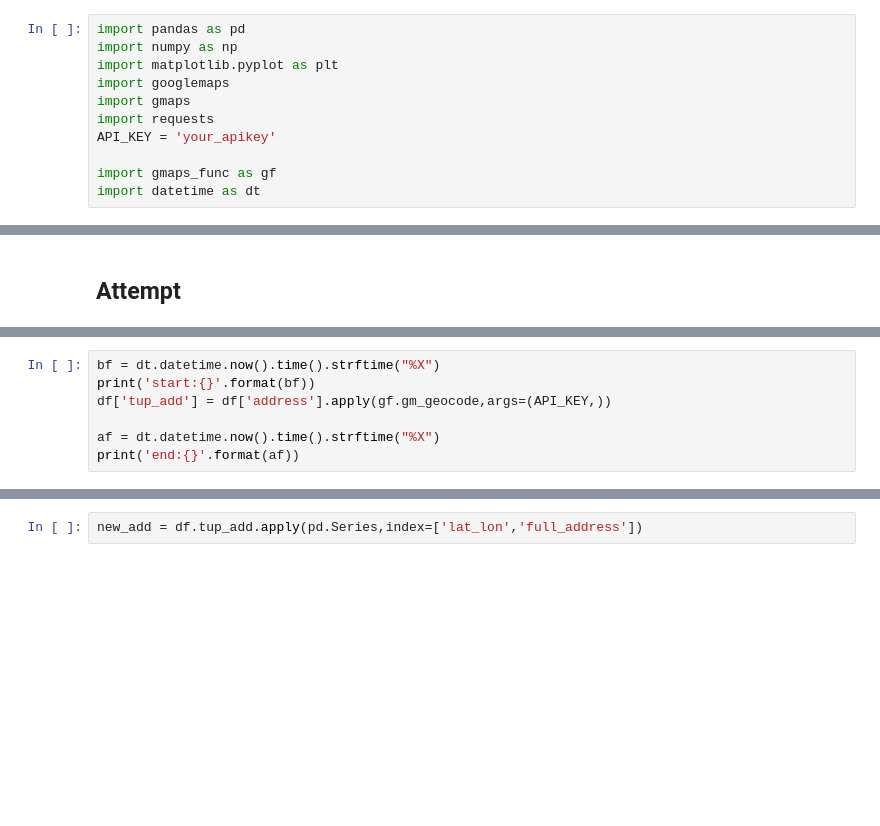
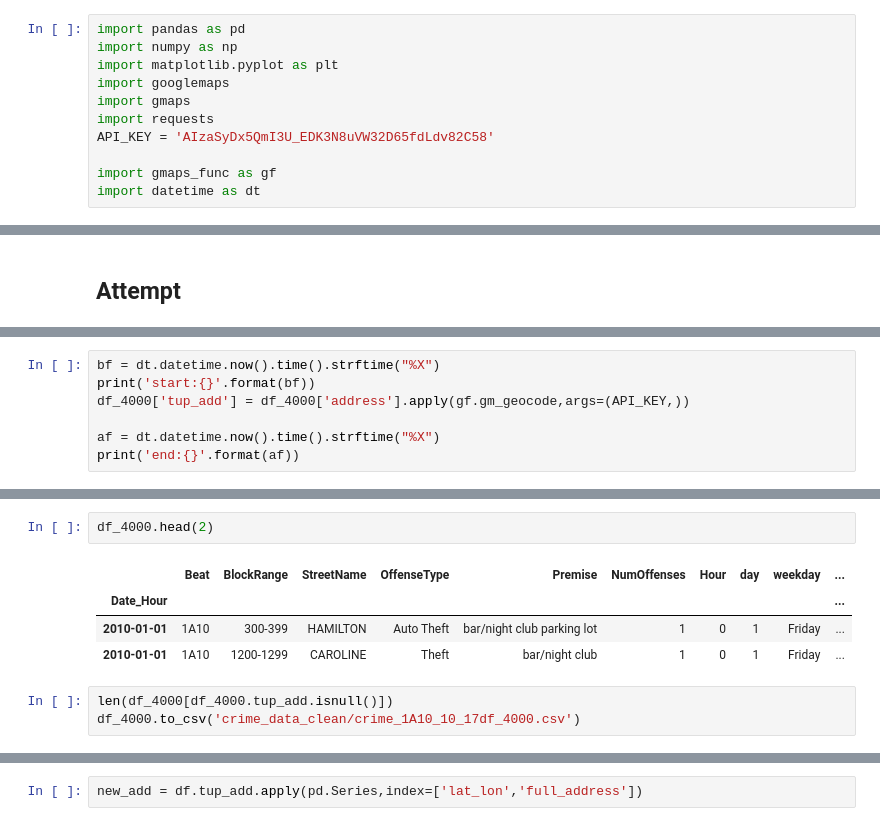
Before and after one commit to franksalas/Crime-Analysis, a Jupyter notebook: data_wrangling/Houston_Crime_Data/crime_1A10_10_17_LATLONG.ipynb, the cells around one changed output, grey strips where cells are left out. Saved outputs shown, nothing was run; the diff lists cells and outputs as text; blank space fills up the shorter version.

```diff
--- a/data_wrangling/Houston_Crime_Data/crime_1A10_10_17_LATLONG.ipynb
+++ b/data_wrangling/Houston_Crime_Data/crime_1A10_10_17_LATLONG.ipynb
@@ -5,7 +5,7 @@ import matplotlib.pyplot as plt
 import googlemaps
 import gmaps
 import requests
-API_KEY = 'your_apikey'
+API_KEY = 'AIzaSyDx5QmI3U_EDK3N8uVW32D65fdLdv82C58'
 
 import gmaps_func as gf
 import datetime as dt
@@ -195,7 +237,7 @@ df_20.head()
 # %%
 bf = dt.datetime.now().time().strftime("%X")
 print('start:{}'.format(bf))
-df['tup_add'] = df['address'].apply(gf.gm_geocode,args=(API_KEY,))
+df_4000['tup_add'] = df_4000['address'].apply(gf.gm_geocode,args=(API_KEY,))
 
 af = dt.datetime.now().time().strftime("%X")
 print('end:{}'.format(af))
@@ -204,0 +247,10 @@ IndexError: list index out of range
+# %%
+df_4000.head(2)
+# %% [output]
+|  | Beat | BlockRange | StreetName | OffenseType | Premise | NumOffenses | Hour | day | weekday | ... |
+| Date_Hour |  |  |  |  |  |  |  |  |  | ... |
+| 2010-01-01 | 1A10 | 300-399 | HAMILTON | Auto Theft | bar/night club parking lot | 1 | 0 | 1 | Friday | ... |
+| 2010-01-01 | 1A10 | 1200-1299 | CAROLINE | Theft | bar/night club | 1 | 0 | 1 | Friday | ... |
+# %%
+len(df_4000[df_4000.tup_add.isnull()])
+df_4000.to_csv('crime_data_clean/crime_1A10_10_17df_4000.csv')
```
Also changed, not shown: parts of 32 cells of this notebook, 33 other files.
